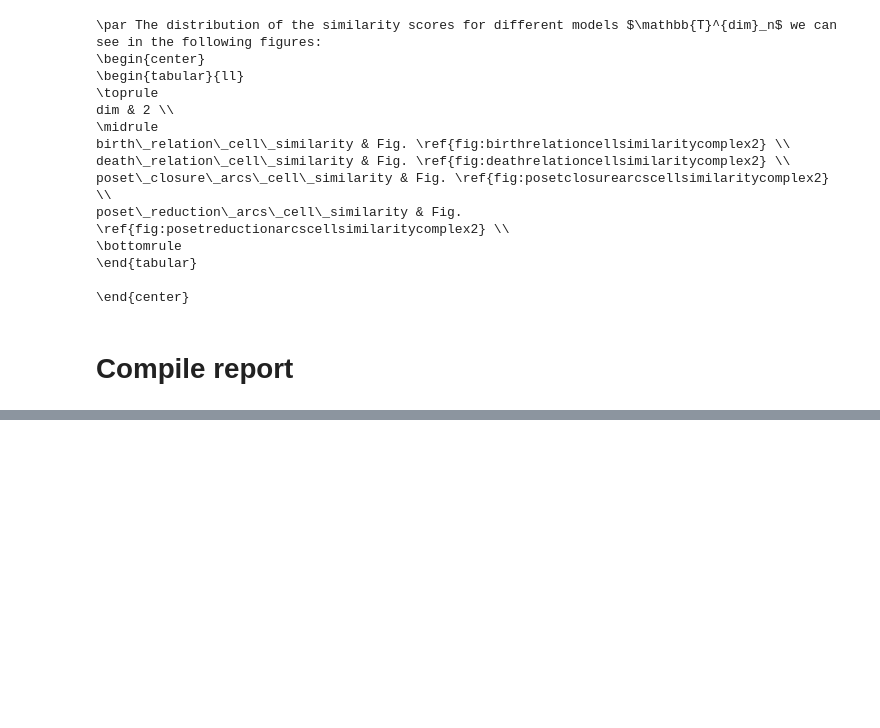
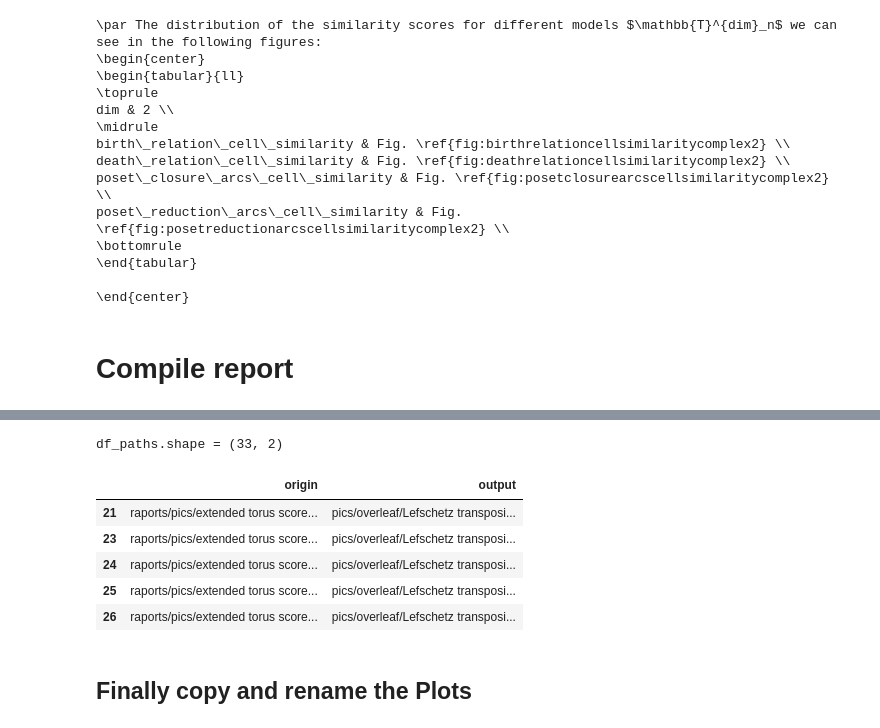
Before and after one commit to zimfv/depth-poset, a Jupyter notebook: notebooks/Analyze Transpositions between Extended Barycentric Cubical Toruses.ipynb, the cells around one changed output, grey strips where cells are left out. Saved outputs shown, nothing was run; the diff lists cells and outputs as text; code cells hidden in the pictures; blank space fills up the shorter version.

```diff
--- a/notebooks/Analyze Transpositions between Extended Barycentric Cubical Toruses.ipynb
+++ b/notebooks/Analyze Transpositions between Extended Barycentric Cubical Toruses.ipynb
@@ -691,0 +847,38 @@ os.chdir('..')
+# %%
+filenames_used_in_document = [
+    # scores
+    'height,d=1.png', 'height,d=2.png', 'height,d=3.png',
+    'Narcs,d=1.png', 'Narcs,d=2.png', 'Narcs,d=3.png',
+    'Ncycles,d=1.png', 'Ncycles,d=2.png', 'Ncycles,d=3.png',
+    'Nnodes,d=1.png', 'Nnodes,d=2.png', 'Nnodes,d=3.png',
+    'Ncomponents,columns.png', 'Ncomponents,full.png', 'Ncomponents,rows.png',
+    'Nmax,columns.png', 'Nmax,full.png', 'Nmax,rows.png',
+    'Nmin,columns.png', 'Nmin,full.png', 'Nmin,rows.png',
+    # homotopies
+    'poset,cell-dim0,similarity.png', 'poset,cell-dim1,similarity.png', 'poset,cell-dim2,similarity.png',
+    'reduced,cell-dim0,similarity.png', 'reduced,cell-dim1,similarity.png', 'reduced,cell-dim2,similarity.png',
+    'switches,cells-dim0.png', 'switches,cells-dim1.png', 'switches,cells-dim2.png',
+    'transpositions,cells-dim0.png', 'transpositions,cells-dim1.png', 'transpositions,cells-dim2.png',
+]
+# %%
+# choosing the plots, which are used in the document
+df_paths = pd.concat([df_score_paths, df_transp_paths])
+df_paths = df_paths[df_paths['output'].isin(filenames_used_in_document)]
+assert len(filenames_used_in_document) == len(df_paths)
+
+# correct output path
+df_paths['output'] = df_paths['output'].apply(lambda filename: os.path.join(output_path, filename))
+
+
+print(f'df_paths.shape = {df_paths.shape}')
+df_paths.head()
+# %% [output]
+df_paths.shape = (33, 2)
+|  | origin | output |
+| 21 | raports/pics/extended torus score... | pics/overleaf/Lefschetz transposi... |
+| 23 | raports/pics/extended torus score... | pics/overleaf/Lefschetz transposi... |
+| 24 | raports/pics/extended torus score... | pics/overleaf/Lefschetz transposi... |
+| 25 | raports/pics/extended torus score... | pics/overleaf/Lefschetz transposi... |
+| 26 | raports/pics/extended torus score... | pics/overleaf/Lefschetz transposi... |
+# %% [markdown]
+## Finally copy and rename the Plots
```
Also changed, not shown: parts of 22 cells of this notebook, 1 other file.
